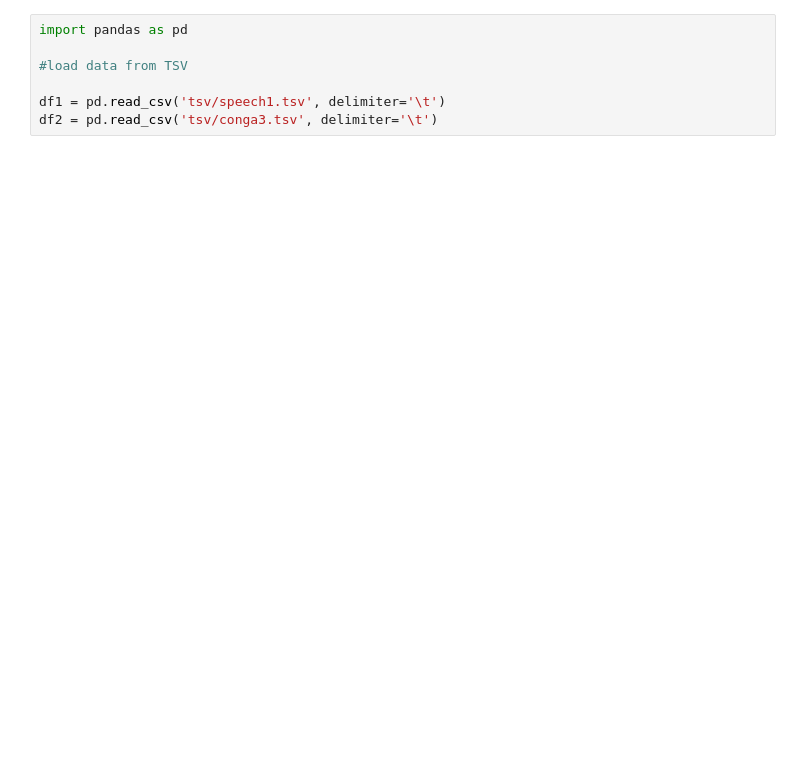
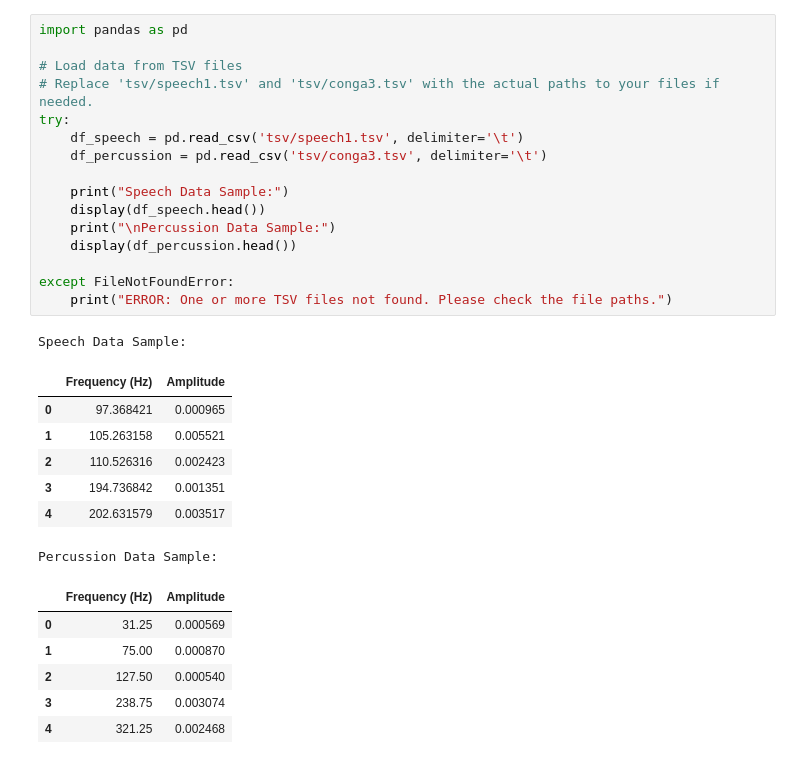
Before and after one commit to egorpol/audiospylt, a Jupyter notebook: symbolic_mei.ipynb, the cells around one changed output. Drawn from its saved outputs; the diff is of its cells as text; blank space fills up the shorter version.

```diff
--- a/symbolic_mei.ipynb
+++ b/symbolic_mei.ipynb
@@ -1,7 +9,31 @@
 # %%
 import pandas as pd
 
-#load data from TSV
+# Load data from TSV files
+# Replace 'tsv/speech1.tsv' and 'tsv/conga3.tsv' with the actual paths to your files if needed.
+try:
+    df_speech = pd.read_csv('tsv/speech1.tsv', delimiter='\t')
+    df_percussion = pd.read_csv('tsv/conga3.tsv', delimiter='\t')
 
-df1 = pd.read_csv('tsv/speech1.tsv', delimiter='\t')
-df2 = pd.read_csv('tsv/conga3.tsv', delimiter='\t')
+    print("Speech Data Sample:")
+    display(df_speech.head())
+    print("\nPercussion Data Sample:")
+    display(df_percussion.head())
+
+except FileNotFoundError:
+    print("ERROR: One or more TSV files not found. Please check the file paths.")
+# %% [output]
+Speech Data Sample:
+|  | Frequency (Hz) | Amplitude |
+| 0 | 97.368421 | 0.000965 |
+| 1 | 105.263158 | 0.005521 |
+| 2 | 110.526316 | 0.002423 |
+| 3 | 194.736842 | 0.001351 |
+| 4 | 202.631579 | 0.003517 |
+Percussion Data Sample:
+|  | Frequency (Hz) | Amplitude |
+| 0 | 31.25 | 0.000569 |
+| 1 | 75.00 | 0.000870 |
+| 2 | 127.50 | 0.000540 |
+| 3 | 238.75 | 0.003074 |
+| 4 | 321.25 | 0.002468 |
```
Also changed, not shown: parts of 10 cells of this notebook, 24 other files.
